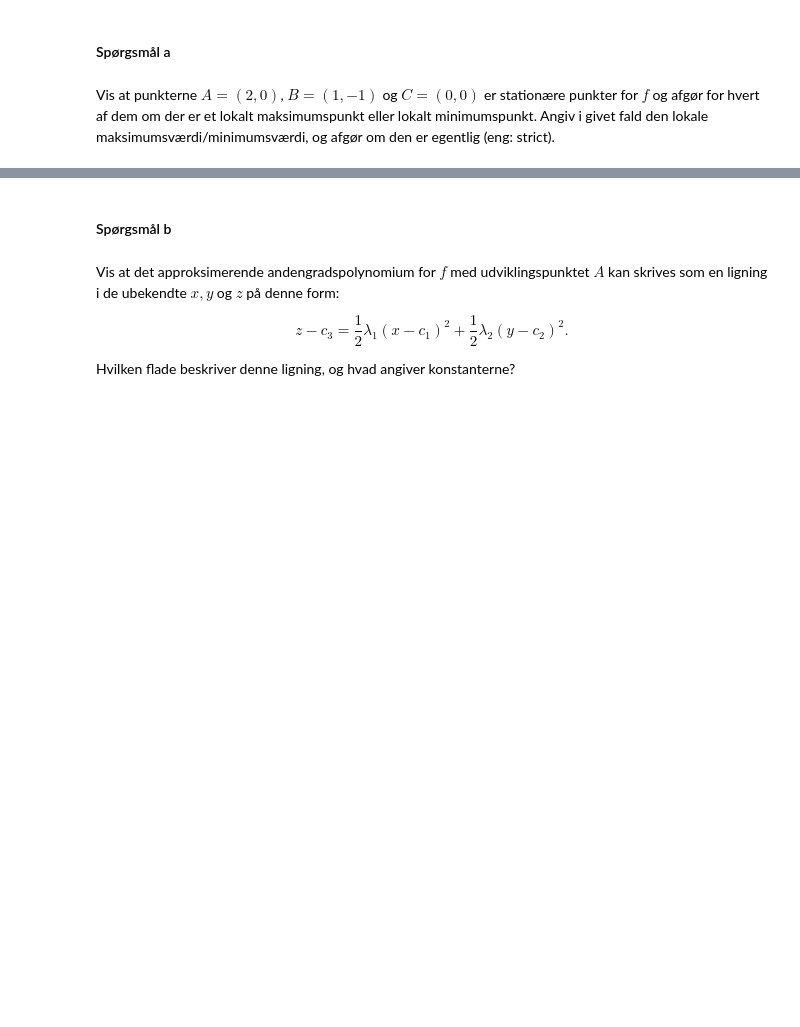
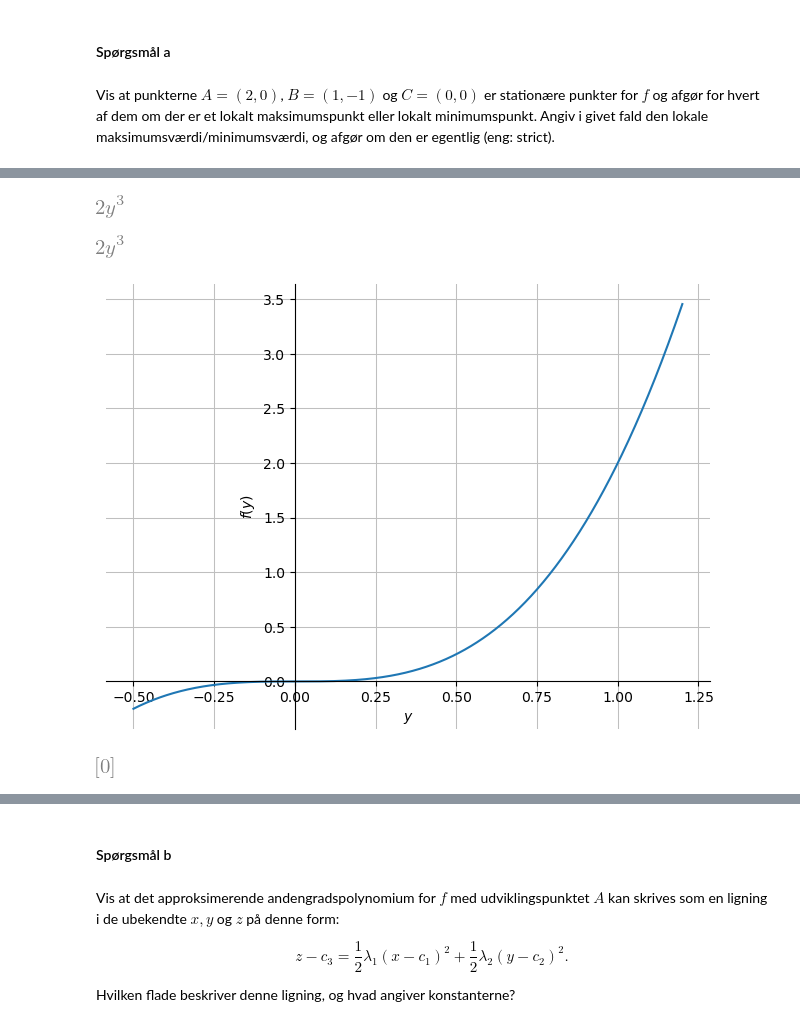
Before and after one commit to Chrisser1/01002-Mathematics-1b, a Jupyter notebook: week6/inclass_week06.ipynb, the cells around one changed output, grey strips where cells are left out. Cells and saved outputs as stored; diff of their text form; code cells hidden in the pictures; blank space fills up the shorter version.

```diff
--- a/week6/inclass_week06.ipynb
+++ b/week6/inclass_week06.ipynb
@@ -597,0 +666,13 @@ Vis at punkterne $A=(2,0)$, $B=(1,-1)$ og $C=(0,0)$ er stationære punkter for $
+# %%
+# Vi laver nu en undersøgelse af det første punkt (0,0)
+# med eigenværdier -6 og 0, da det følger den 4 i theorem 5.2.4
+tmp = f.subs(x,0) - f.subs([(x,0),(y,0)])
+display(tmp, tmp.factor())
+# vi plotter dette
+dtuplot.plot(tmp,(y,-0.5,1.2),axis_center="auto")
+solve(tmp)
+# %% [output]
+[figure, added]
+[figure, added]
+[figure, added]
+[figure, added]
```
Also changed, not shown: parts of 26 cells of this notebook, 11 other files.
